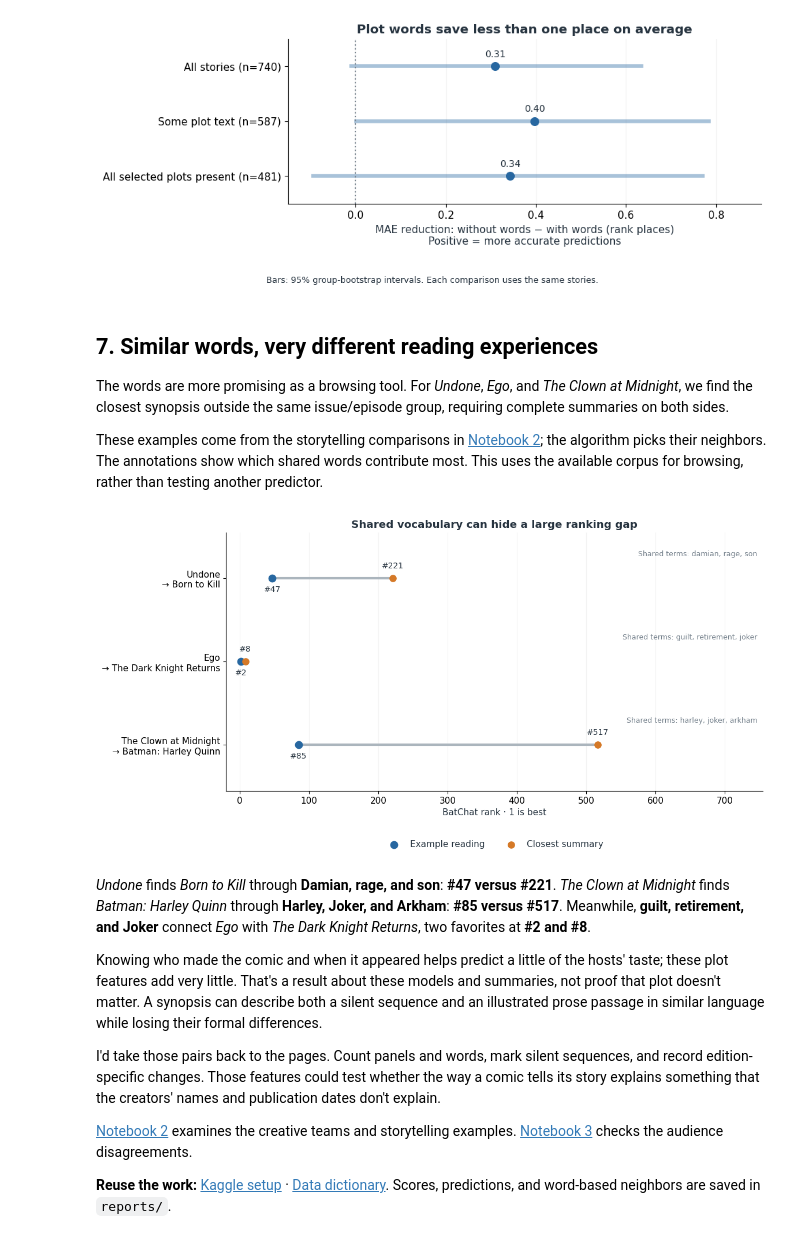
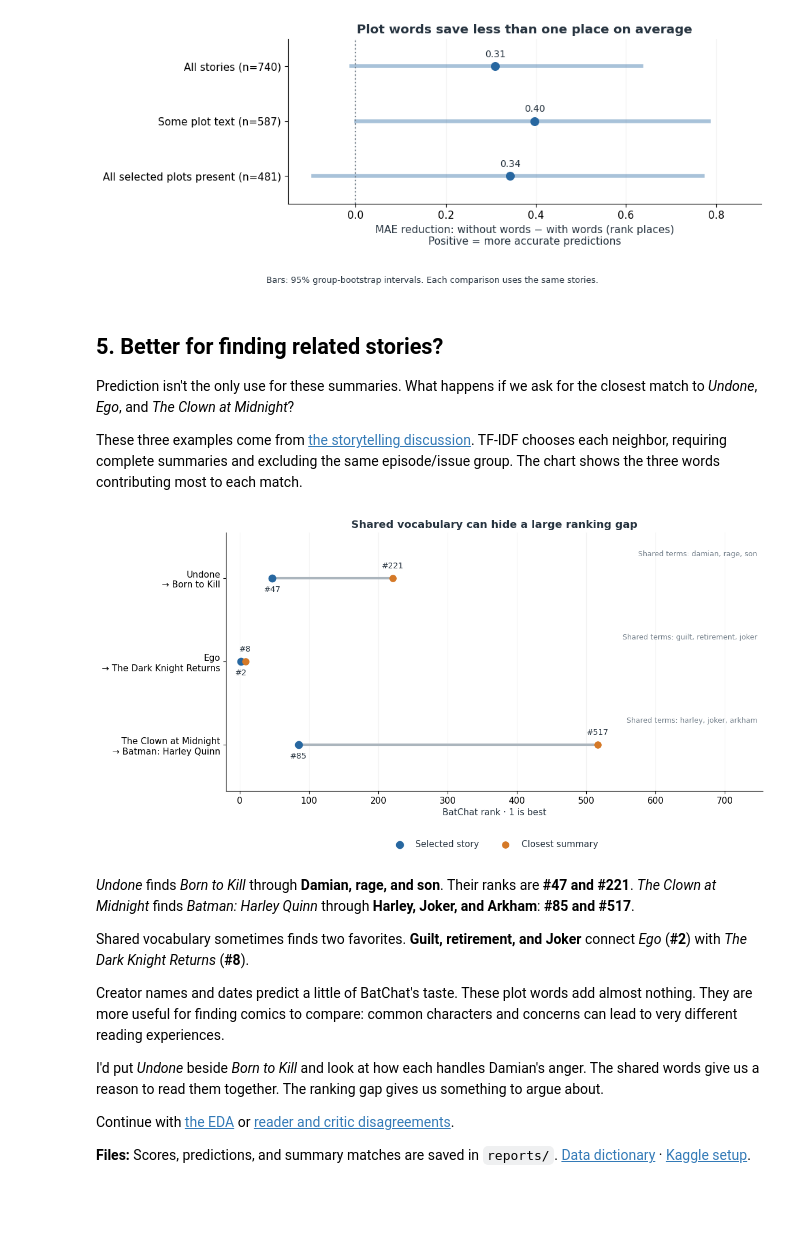
Before and after one commit to ddofer/BatRank, a Jupyter notebook: notebooks/1.0-batchat-rankings.ipynb, the cells around one changed output. Drawn from its saved outputs; the diff is of its cells as text; code cells hidden in the pictures; blank space fills up the shorter version.

Commit message:
Rewrite notebooks around stronger questions and cut redundant analyses

```diff
--- a/notebooks/1.0-batchat-rankings.ipynb
+++ b/notebooks/1.0-batchat-rankings.ipynb
@@ -440,11 +417,11 @@ fig.tight_layout(rect=(0,.1,1,1));save_figure(fig,REPORT,'model-plot-gain')
 # %% [output]
 [figure]
 # %% [markdown]
-## 7. Similar words, very different reading experiences
+## 5. Better for finding related stories?
 
-The words are more promising as a browsing tool. For *Undone*, *Ego*, and *The Clown at Midnight*, we find the closest synopsis outside the same issue/episode group, requiring complete summaries on both sides.
+Prediction isn't the only use for these summaries. What happens if we ask for the closest match to *Undone*, *Ego*, and *The Clown at Midnight*?
 
-These examples come from the storytelling comparisons in [Notebook 2](2.0-batchat-the-art-of-gotham.ipynb); the algorithm picks their neighbors. The annotations show which shared words contribute most. This uses the available corpus for browsing, rather than testing another predictor.
+These three examples come from [the storytelling discussion](2.0-batchat-the-art-of-gotham.ipynb). TF-IDF chooses each neighbor, requiring complete summaries and excluding the same episode/issue group. The chart shows the three words contributing most to each match.
 # %%
 from sklearn.metrics.pairwise import cosine_similarity
 available=np.flatnonzero(documents.plot_complete.eq(1))
@@ -453,42 +430,44 @@ vectors=retrieval.fit_transform(documents.plot_text.iloc[available]);similarity=
 lookup={idx:pos for pos,idx in enumerate(available)};records=[]
 for title in ['Undone','Ego','The Clown at Midnight']:
  idx=s.index[s.title.eq(title)][0];assert idx in lookup
  pos=lookup[idx];scores=similarity[pos].copy();scores[text_groups[available]==text_groups[idx]]=-1
  match=int(scores.argmax());other=available[match]
  overlap=vectors[pos].multiply(vectors[match]).toarray().ravel()
  terms=retrieval.get_feature_names_out()[np.argsort(-overlap)[:3]]
  records.append({'anchor':title,'anchor_rank':int(s['rank'].iloc[idx]),'neighbor':s.title.iloc[other],
  'neighbor_rank':int(s['rank'].iloc[other]),'cosine_similarity':float(scores[match]),'shared_terms':', '.join(terms),
  'anchor_id':s.story_id.iloc[idx],'neighbor_id':s.story_id.iloc[other]})
 neighbors=pd.DataFrame(records);neighbors.to_csv(REPORT/'plot_neighbors.csv',index=False)
 
 
 from textwrap import fill
 fig,ax=plt.subplots(figsize=(12,5.8))
 for pos,row in enumerate(neighbors.itertuples()):
     ax.plot([row.anchor_rank,row.neighbor_rank],[pos,pos],color='#ABB5BD',lw=3,zorder=1)
-    ax.scatter(row.anchor_rank,pos,color=COLORS['blue'],s=80,zorder=3,label='Example reading' if pos==0 else None)
+    ax.scatter(row.anchor_rank,pos,color=COLORS['blue'],s=80,zorder=3,label='Selected story' if pos==0 else None)
     ax.scatter(row.neighbor_rank,pos,color=COLORS['orange'],s=65,zorder=3,label='Closest summary' if pos==0 else None)
     for rank,offset in [(row.anchor_rank,-17),(row.neighbor_rank,13)]:
         ax.annotate(f'#{rank}',(rank,pos),xytext=(0,offset),textcoords='offset points',ha='center',fontsize=10)
     ax.text(.99,pos-.27,'Shared terms: '+row.shared_terms,transform=ax.get_yaxis_transform(),
             ha='right',fontsize=9,color=COLORS['grey'])
 ax.set(yticks=range(len(neighbors)),
        yticklabels=[fill(r.anchor,27)+'\n→ '+fill(r.neighbor,27) for r in neighbors.itertuples()],
        xlabel='BatChat rank · 1 is best',title='Shared vocabulary can hide a large ranking gap',
        xlim=(-20,N+15),ylim=(-.55,len(neighbors)-.45))
 ax.invert_yaxis();ax.xaxis.grid(True,alpha=.15);ax.set_axisbelow(True)
 ax.legend(loc='upper center',bbox_to_anchor=(.5,-.16),ncol=2,frameon=False)
 save_figure(fig,REPORT,'model-plot-neighbors')
 # %% [output]
-[figure, old version]
+[figure, new version]
 # %% [markdown]
-*Undone* finds *Born to Kill* through **Damian, rage, and son**: **#47 versus #221**. *The Clown at Midnight* finds *Batman: Harley Quinn* through **Harley, Joker, and Arkham**: **#85 versus #517**. Meanwhile, **guilt, retirement, and Joker** connect *Ego* with *The Dark Knight Returns*, two favorites at **#2 and #8**.
+*Undone* finds *Born to Kill* through **Damian, rage, and son**. Their ranks are **#47 and #221**. *The Clown at Midnight* finds *Batman: Harley Quinn* through **Harley, Joker, and Arkham**: **#85 and #517**.
 
-Knowing who made the comic and when it appeared helps predict a little of the hosts' taste; these plot features add very little. That's a result about these models and summaries, not proof that plot doesn't matter. A synopsis can describe both a silent sequence and an illustrated prose passage in similar language while losing their formal differences.
+Shared vocabulary sometimes finds two favorites. **Guilt, retirement, and Joker** connect *Ego* (**#2**) with *The Dark Knight Returns* (**#8**).
 
-I'd take those pairs back to the pages. Count panels and words, mark silent sequences, and record edition-specific changes. Those features could test whether the way a comic tells its story explains something that the creators' names and publication dates don't explain.
+Creator names and dates predict a little of BatChat's taste. These plot words add almost nothing. They are more useful for finding comics to compare: common characters and concerns can lead to very different reading experiences.
 
-[Notebook 2](2.0-batchat-the-art-of-gotham.ipynb) examines the creative teams and storytelling examples. [Notebook 3](3.0-batchat-versus-the-crowd.ipynb) checks the audience disagreements.
+I'd put *Undone* beside *Born to Kill* and look at how each handles Damian's anger. The shared words give us a reason to read them together. The ranking gap gives us something to argue about.
 
-**Reuse the work:** [Kaggle setup](../references/kaggle-sharing.md) · [Data dictionary](../references/data_dictionary.md). Scores, predictions, and word-based neighbors are saved in `reports/`.
+Continue with [the EDA](2.0-batchat-the-art-of-gotham.ipynb) or [reader and critic disagreements](3.0-batchat-versus-the-crowd.ipynb).
+
+**Files:** Scores, predictions, and summary matches are saved in `reports/`. [Data dictionary](../references/data_dictionary.md) · [Kaggle setup](../references/kaggle-sharing.md).
```
Also changed, not shown: parts of 15 cells of this notebook, 17 other files.
